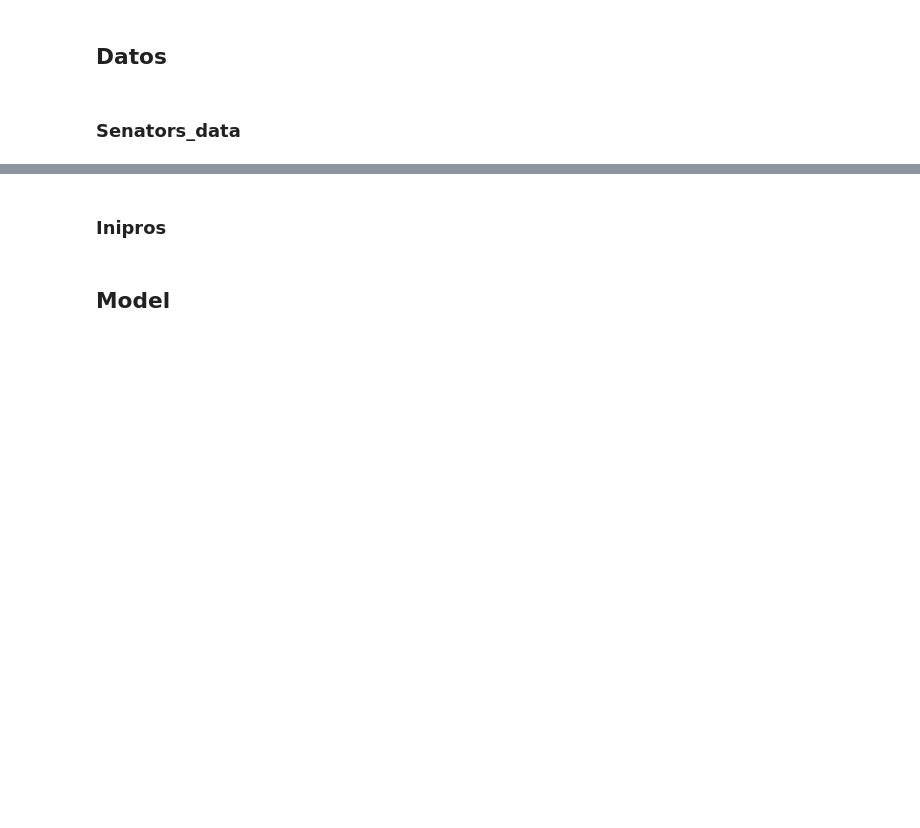
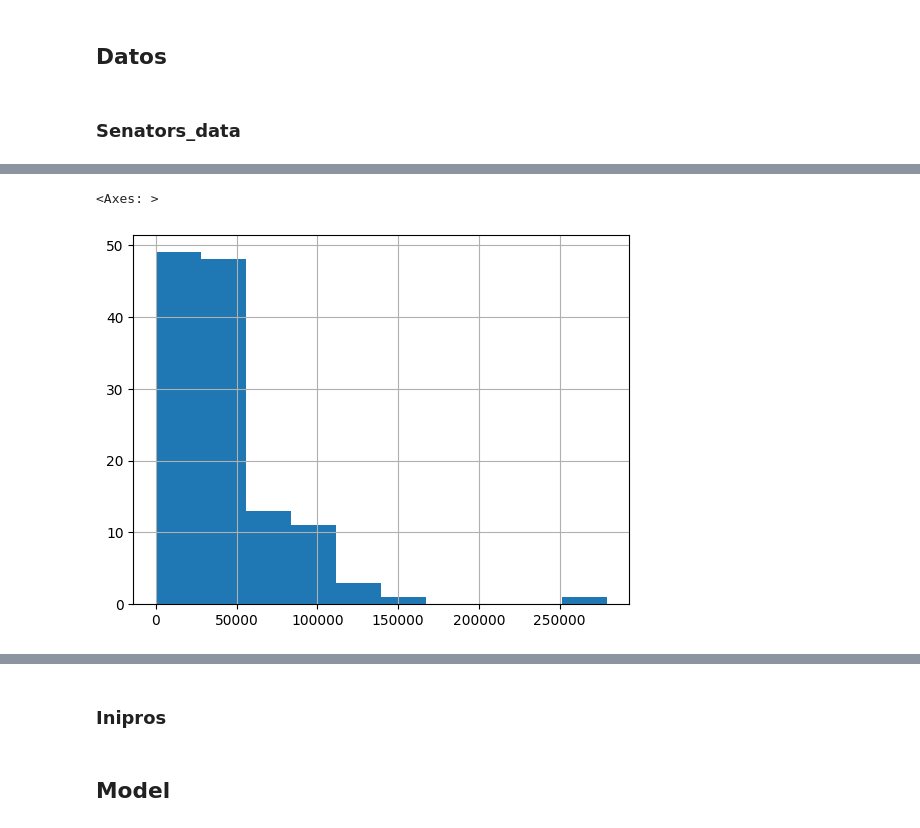
Before and after one commit to jomilu93/sivico, a Jupyter notebook: notebooks/BETO.ipynb, the cells around one changed output, grey strips where cells are left out. Cells and saved outputs as stored; diff of their text form; code cells hidden in the pictures; blank space fills up the shorter version.

```diff
--- a/notebooks/BETO.ipynb
+++ b/notebooks/BETO.ipynb
@@ -61,0 +40,8 @@ data['initiative_list'][0]
+# %%
+#Number of words in the dataset
+len_col = [len(str(prop)) for prop in senators['initiatives_summary_dummy']]
+
+pd.Series(len_col).hist()
+# %% [output]
+<Axes: >
+[figure, added]
```
Also changed, not shown: parts of 35 cells of this notebook, 1 other file.
